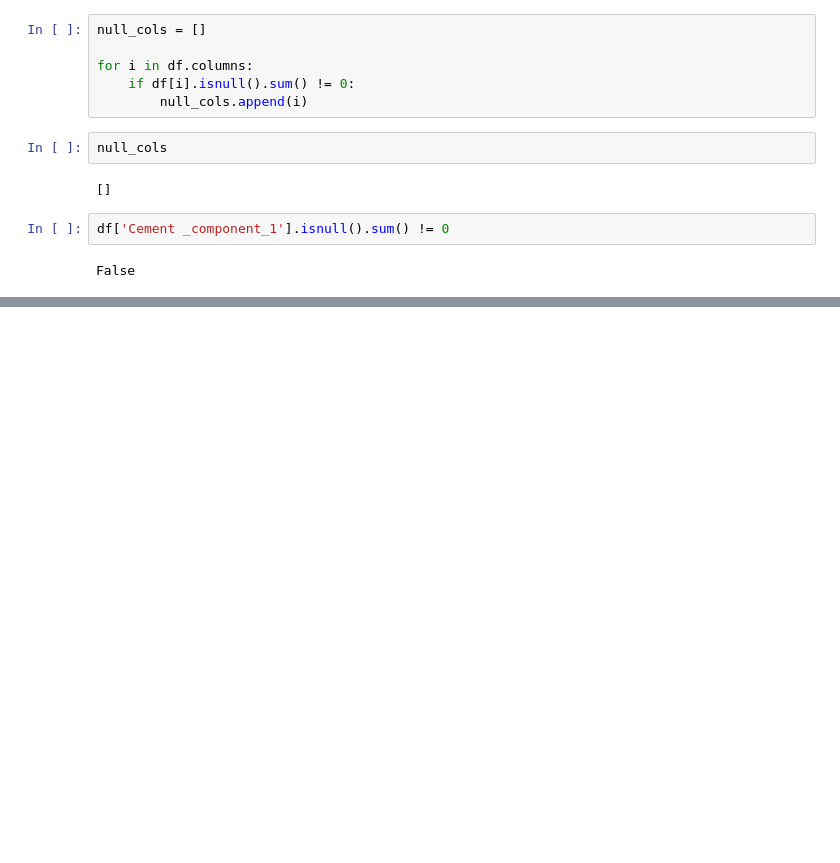
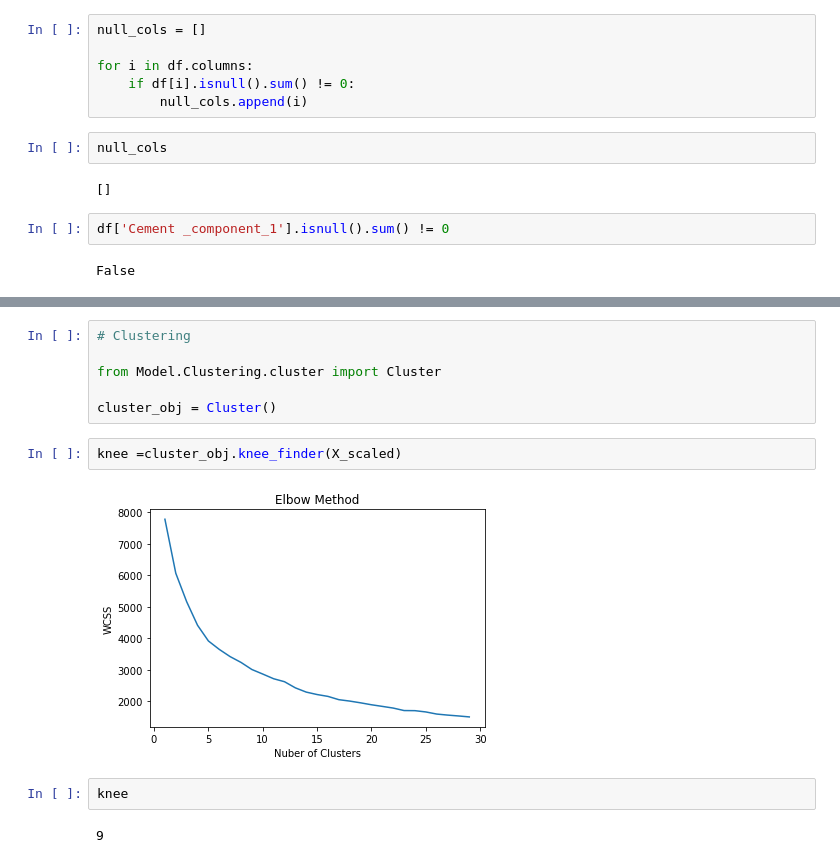
Before and after one commit to ghimanshu98/CementStrengthPredicition, a Jupyter notebook: temp.ipynb, the cells around one changed output, grey strips where cells are left out. Saved outputs shown, nothing was run; the diff lists cells and outputs as text; blank space fills up the shorter version.

```diff
--- a/temp.ipynb
+++ b/temp.ipynb
@@ -391,0 +434,14 @@ train_data_loader_obj = Training_data_loader()
+# %%
+# Clustering
+
+from Model.Clustering.cluster import Cluster
+
+cluster_obj = Cluster()
+# %%
+knee =cluster_obj.knee_finder(X_scaled)
+# %% [output]
+[figure, added]
+# %%
+knee
+# %% [output]
+9
```
Also changed, not shown: parts of 35 cells of this notebook, 12 other files.
